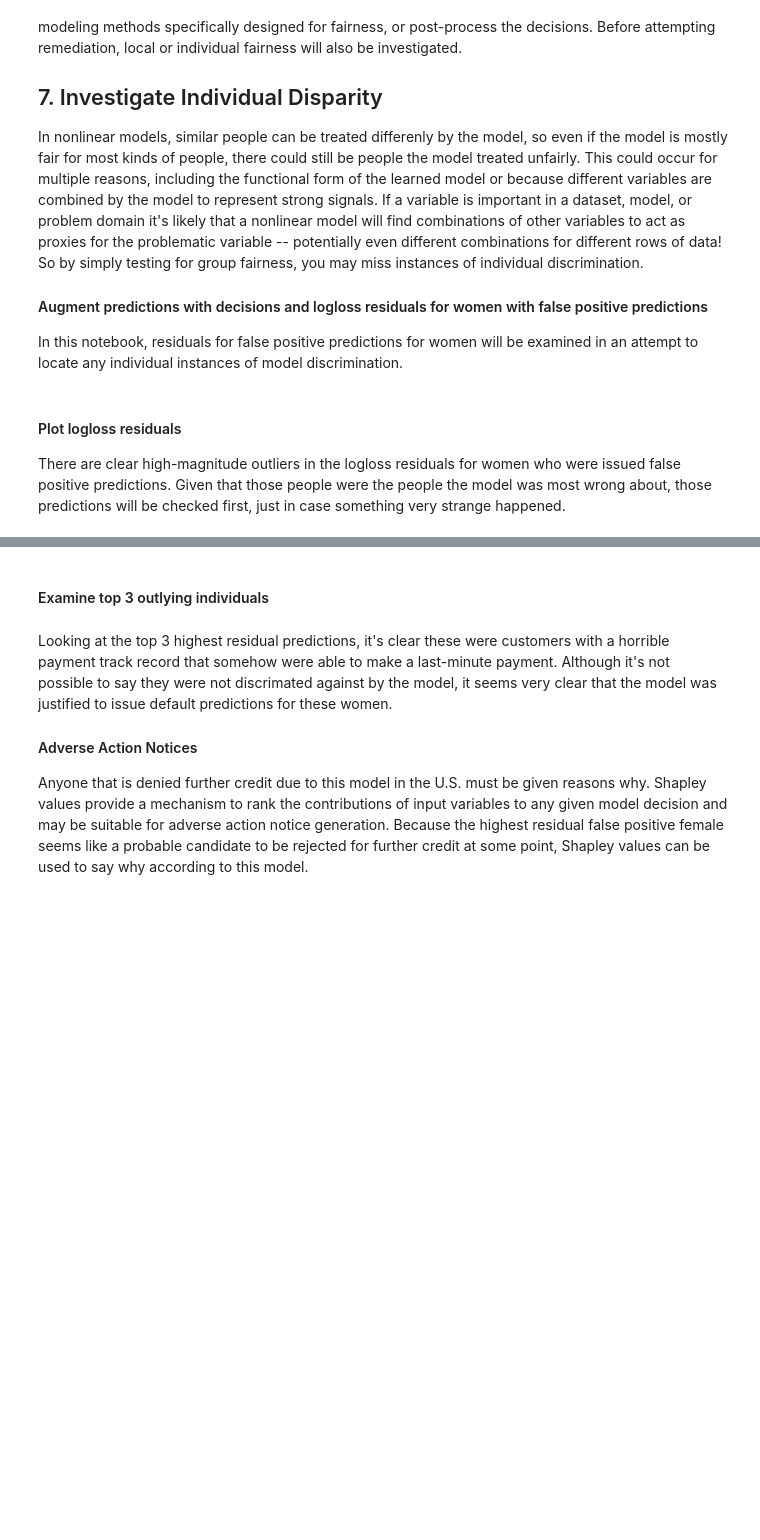
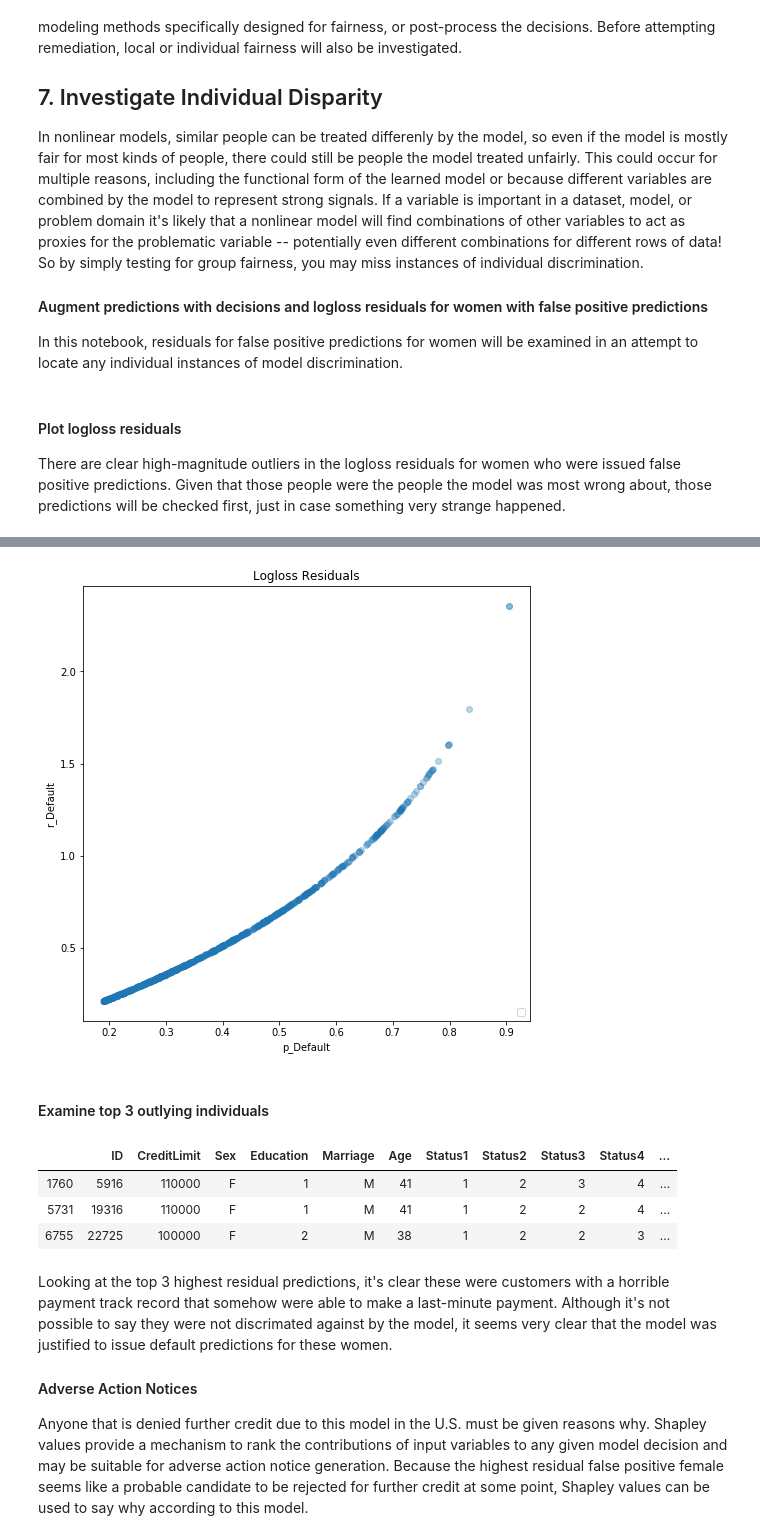
Before and after one commit to davidwhiting/aquarium_h2o3_sw, a Jupyter notebook: contents/develop/my_mli/dia.ipynb, the cells around one changed output, grey strips where cells are left out. Saved outputs shown, nothing was run; the diff lists cells and outputs as text; code cells hidden in the pictures; blank space fills up the shorter version.

```diff
--- a/contents/develop/my_mli/dia.ipynb
+++ b/contents/develop/my_mli/dia.ipynb
@@ -327,7 +337,7 @@ Model predictions will be used in numerous subsequent calculations.
 # %%
 # cbind predictions to training frame
 # give them a nice name
-yhat = 'p_DEFAULT_NEXT_MONTH'
+yhat = 'p_Default'
 preds1 = test['ID'].cbind(model.predict(test).drop(['predict', 'p0']))
 preds1.columns = ['ID', yhat]
 test_yhat = test.cbind(preds1[yhat]).as_data_frame()
@@ -395,7 +407,7 @@ def get_prauc(frame, y, yhat, pos=1, neg=0, res=0.01):
 
     return prauc_frame
 
-prauc_frame = get_prauc(test_yhat, 'DEFAULT_NEXT_MONTH', 'p_DEFAULT_NEXT_MONTH')
+prauc_frame = get_prauc(test_yhat, 'Default', 'p_Default')
 # %% [markdown]
 #### Select best cutoff
 # %%
@@ -676,17 +726,17 @@ In nonlinear models, similar people can be treated differenly by the model, so e
 #### Augment predictions with decisions and logloss residuals for women with false positive predictions
 In this notebook, residuals for false positive predictions for women will be examined in an attempt to locate any individual instances of model discrimination.
 # %%
-test_yhat_female = test_yhat[test_yhat['SEX'] == 'female'].copy(deep=True)
+test_yhat_female = test_yhat[test_yhat['Sex'] == 'F'].copy(deep=True)
 
 
-test_yhat_female['d_DEFAULT_NEXT_MONTH'] = 0
-test_yhat_female.loc[test_yhat_female[yhat] > best_cut, 'd_DEFAULT_NEXT_MONTH'] = 1
+test_yhat_female['d_Default'] = 0
+test_yhat_female.loc[test_yhat_female[yhat] > best_cut, 'd_Default'] = 1
 
-test_yhat_female['r_DEFAULT_NEXT_MONTH'] = -test_yhat_female[y]*np.log(test_yhat_female[yhat]) -\
+test_yhat_female['r_Default'] = -test_yhat_female[y]*np.log(test_yhat_female[yhat]) -\
                        (1 - test_yhat_female[y])*np.log(1 - test_yhat_female[yhat])
 
 test_yhat_female_fp = test_yhat_female[(test_yhat_female[y] == 0) &\
-                                       (test_yhat_female['d_DEFAULT_NEXT_MONTH'] == 1)]
+                                       (test_yhat_female['d_Default'] == 1)]
 # %% [markdown]
 #### Plot logloss residuals
 There are clear high-magnitude outliers in the logloss residuals for women who were issued false positive predictions. Given that those people were the people the model was most wrong about, those predictions will be checked first, just in case something very strange happened.
@@ -695,11 +745,12 @@ There are clear high-magnitude outliers in the logloss residuals for women who w
 fig, ax_ = plt.subplots(figsize=(8, 8))
 
 ax_.plot(test_yhat_female_fp[yhat],
-         test_yhat_female_fp['r_DEFAULT_NEXT_MONTH'],
+         test_yhat_female_fp['r_Default'],
          marker='o', linestyle='', alpha=0.3)
 
 # annotate plot
 _ = plt.xlabel(yhat)
-_ = plt.ylabel('r_DEFAULT_NEXT_MONTH')
+_ = plt.ylabel('r_Default')
 _ = ax_.legend(loc=4)
 _ = plt.title('Logloss Residuals')
+# %% [output]
@@ -706,7 +758,13 @@ _ = plt.title('Logloss Residuals')
+[figure, added]
 # %% [markdown]
 #### Examine top 3 outlying individuals
 # %%
-test_yhat_female_fp.sort_values(by='r_DEFAULT_NEXT_MONTH', ascending=False).head(n=3)
+test_yhat_female_fp.sort_values(by='r_Default', ascending=False).head(n=3)
+# %% [output]
+|  | ID | CreditLimit | Sex | Education | Marriage | Age | Status1 | Status2 | Status3 | Status4 | ... |
+| 1760 | 5916 | 110000 | F | 1 | M | 41 | 1 | 2 | 3 | 4 | ... |
+| 5731 | 19316 | 110000 | F | 1 | M | 41 | 1 | 2 | 2 | 4 | ... |
+| 6755 | 22725 | 100000 | F | 2 | M | 38 | 1 | 2 | 2 | 3 | ... |
 # %% [markdown]
 Looking at the top 3 highest residual predictions, it's clear these were customers with a horrible payment track record that somehow were able to make a last-minute payment. Although it's not possible to say they were not discrimated against by the model, it seems very clear that the model was justified to issue default predictions for these women.
 
```
Also changed, not shown: parts of 25 cells of this notebook.
